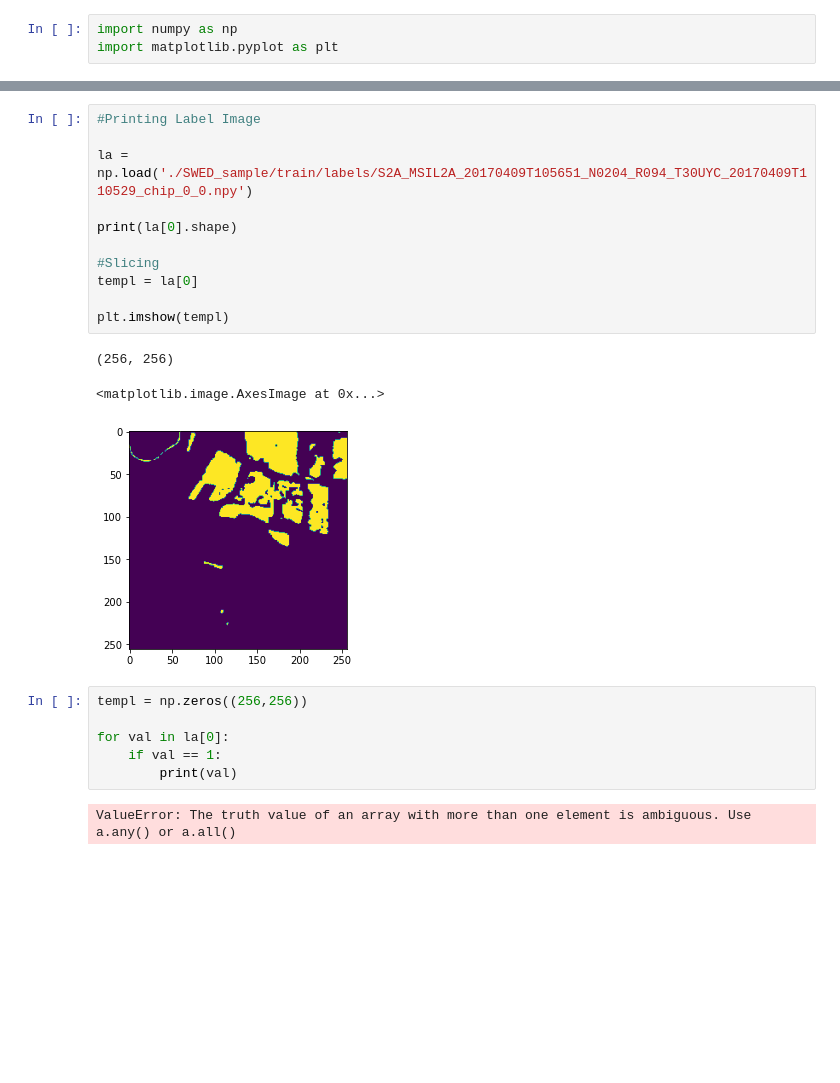
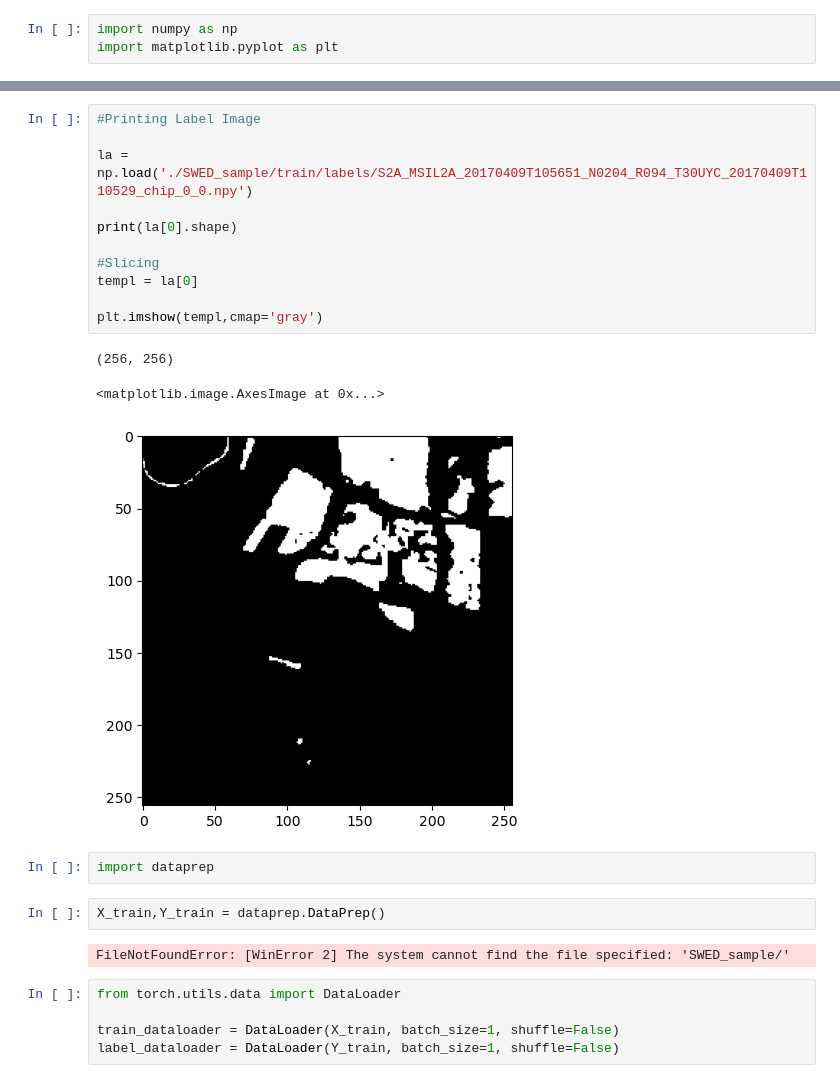
Before and after one commit to VihaanAkshaay/EdgeAttn-UNet, a Jupyter notebook: Visualisation_Satellite.ipynb, the cells around one changed output, grey strips where cells are left out. Saved outputs shown, nothing was run; the diff lists cells and outputs as text; blank space fills up the shorter version.

```diff
--- a/Visualisation_Satellite.ipynb
+++ b/Visualisation_Satellite.ipynb
@@ -44,23 +20,26 @@ Clipping input data to the valid range for imshow with RGB data ([0..1] for floa
 # %%
 #Printing Label Image
 
 la = np.load('./SWED_sample/train/labels/S2A_MSIL2A_20170409T105651_N0204_R094_T30UYC_20170409T110529_chip_0_0.npy')
 
 print(la[0].shape)
 
 #Slicing
 templ = la[0]
 
-plt.imshow(templ)
+plt.imshow(templ,cmap='gray')
 # %% [output]
 (256, 256)
 <matplotlib.image.AxesImage at 0x...>
-[figure, old version]
+[figure, new version]
-# %%
-templ = np.zeros((256,256))
-
-for val in la[0]:
-    if val == 1:
-        print(val)
-# %% [output]
-ValueError: The truth value of an array with more than one element is ambiguous. Use a.any() or a.all()
+# %%
+import dataprep
+# %%
+X_train,Y_train = dataprep.DataPrep()
+# %% [output]
+FileNotFoundError: [WinError 2] The system cannot find the file specified: 'SWED_sample/'
+# %%
+from torch.utils.data import DataLoader
+
+train_dataloader = DataLoader(X_train, batch_size=1, shuffle=False)
+label_dataloader = DataLoader(Y_train, batch_size=1, shuffle=False)
```
Also changed, not shown: parts of 2 cells of this notebook, 4 other files.
